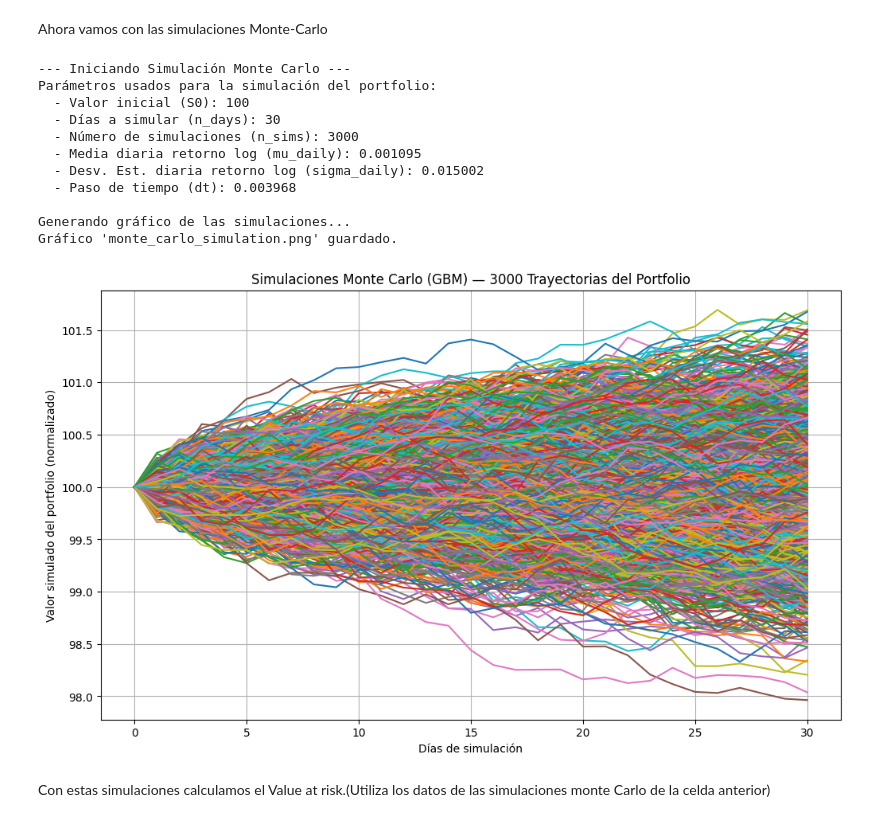
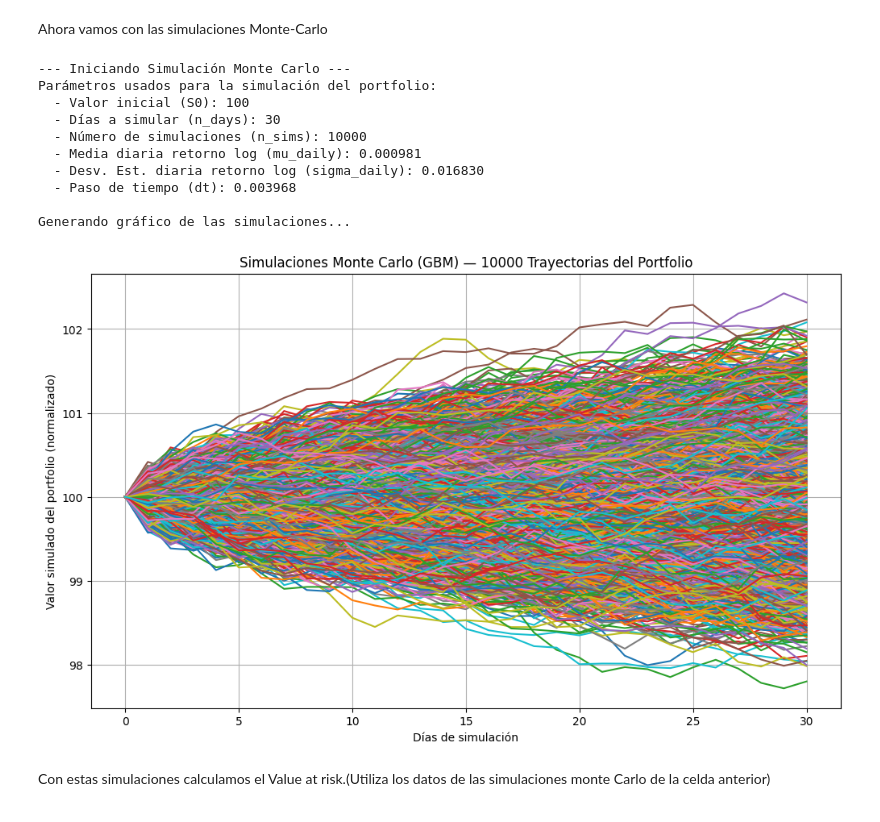
Before and after one commit to emszmtz/proyecto1, a Jupyter notebook: src/proyecto1_ipynb.ipynb, the cells around one changed output. Saved outputs shown, nothing was run; the diff lists cells and outputs as text; code cells hidden in the pictures.

```diff
--- a/src/proyecto1_ipynb.ipynb
+++ b/src/proyecto1_ipynb.ipynb
@@ -66,9 +64,9 @@ else:
 # %% [markdown]
 Definimos los parámetros de la descarga. Los valores, y el rango de fechas.
 # %%
-TICKERS = ["GOOG", "AAPL"] # ¡¡¡ aquí en un futuro cercano quiero que me lo pida por pantalla
+TICKERS = ['TSLA', 'ADBE', 'INTC', 'MSFT', 'NFLX', 'AMD', 'AAPL', 'NVDA', 'GOOGL', 'AMZN'] # ¡¡¡ aquí en un futuro cercano quiero que me lo pida por pantalla
 end_date = datetime.today()
-start_date = end_date - timedelta(days=1000) # lo msmo  ¡¡¡ aquí en un futuro cercano quiero que me lo pida por pantalla
+start_date = end_date - timedelta(days=10000) # lo msmo  ¡¡¡ aquí en un futuro cercano quiero que me lo pida por pantalla
 
 # Convertimos las fechas a texto (string) en formato YYYY-MM-DD
 start_date_str = start_date.strftime('%Y-%m-%d')
@@ -420,7 +479,2 @@ Total de filas únicas (symbol/date): 1374
 # %% [markdown]
 Eliminamos las filas en las que no haya consenso y graficamos con missingno para ver que está todo ok
-# %%
-
-df_final= df_final.dropna(axis=0, how="any")
-
-print(mso.matrix(df_final))
@@ -429,0 +481,13 @@ Axes(0.125,0.11;0.698618x0.77)
+# %%
+
+# -- PIVOTAR DATOs ---
+#
+
+print("Datos transformados a formato 'ancho' (wide):")
+
+
+df_wide = df_final.pivot(index='date', columns='symbol', values='close')
+df_wide = df_wide.dropna(axis=0)
+
+print(df_wide.head())
+print(mso.matrix(df_wide))
@@ -618,7 +707,7 @@ Ahora vamos con las simulaciones Monte-Carlo
 print("\n--- Iniciando Simulación Monte Carlo ---")
 
 # Parámetros de la simulación
-n_sims = 3000      # Número de simulaciones
+n_sims = 10000      # Número de simulaciones
 n_days = 30       # Días a simular hacia adelante
 S0 = 100          # Valor inicial del portfolio (normalizado a 100 para comparar)
 dt = 1 / 252      # Paso de tiempo (asumiendo 252 días de trading al año)
@@ -657,38 +746,37 @@ try:
         # Calcular el precio para este día en todas las simulaciones
         paths[t, :] = paths[t - 1, :] * np.exp(
             (mu_daily - 0.5 * sigma_daily**2) * dt +  # Componente de deriva
             sigma_daily * np.sqrt(dt) * Z             # Componente aleatorio (shock)
         )
 
     # 5. Graficar las trayectorias simuladas usando Matplotlib
     print("\nGenerando gráfico de las simulaciones...")
     plt.figure(figsize=(12, 7)) # Crear una figura nueva para el gráfico
     plt.plot(paths)
     plt.title(f'Simulaciones Monte Carlo (GBM) — {n_sims} Trayectorias del Portfolio')
     plt.xlabel('Días de simulación')
     plt.ylabel('Valor simulado del portfolio (normalizado)')
     plt.grid(True)
     # No añadimos leyenda para no saturar el gráfico con 100 entradas
     #plt.savefig('monte_carlo_simulation.png') # Guardar el gráfico como imagen (por ahora no lo estoy guardando)
     #print("Gráfico 'monte_carlo_simulation.png' guardado.")
 
 except NameError as e:
      print(f"Error: La variable 'df_wide' no está definida. Asegúrate de ejecutar la celda 17 antes. ({e})")
 except Exception as e:
     print(f"Ocurrió un error inesperado durante la simulación: {e}")
 # %% [output]
 --- Iniciando Simulación Monte Carlo ---
 Parámetros usados para la simulación del portfolio:
   - Valor inicial (S0): 100
   - Días a simular (n_days): 30
-  - Número de simulaciones (n_sims): 3000
-  - Media diaria retorno log (mu_daily): 0.001095
-  - Desv. Est. diaria retorno log (sigma_daily): 0.015002
+  - Número de simulaciones (n_sims): 10000
+  - Media diaria retorno log (mu_daily): 0.000981
+  - Desv. Est. diaria retorno log (sigma_daily): 0.016830
   - Paso de tiempo (dt): 0.003968
 
 Generando gráfico de las simulaciones...
-Gráfico 'monte_carlo_simulation.png' guardado.
-[figure, old version]
+[figure, new version]
 # %% [markdown]
 Con estas simulaciones calculamos el Value at risk.(Utiliza los datos de las simulaciones monte Carlo de la celda anterior)
 # %%
```
Also changed, not shown: parts of 15 cells of this notebook.
